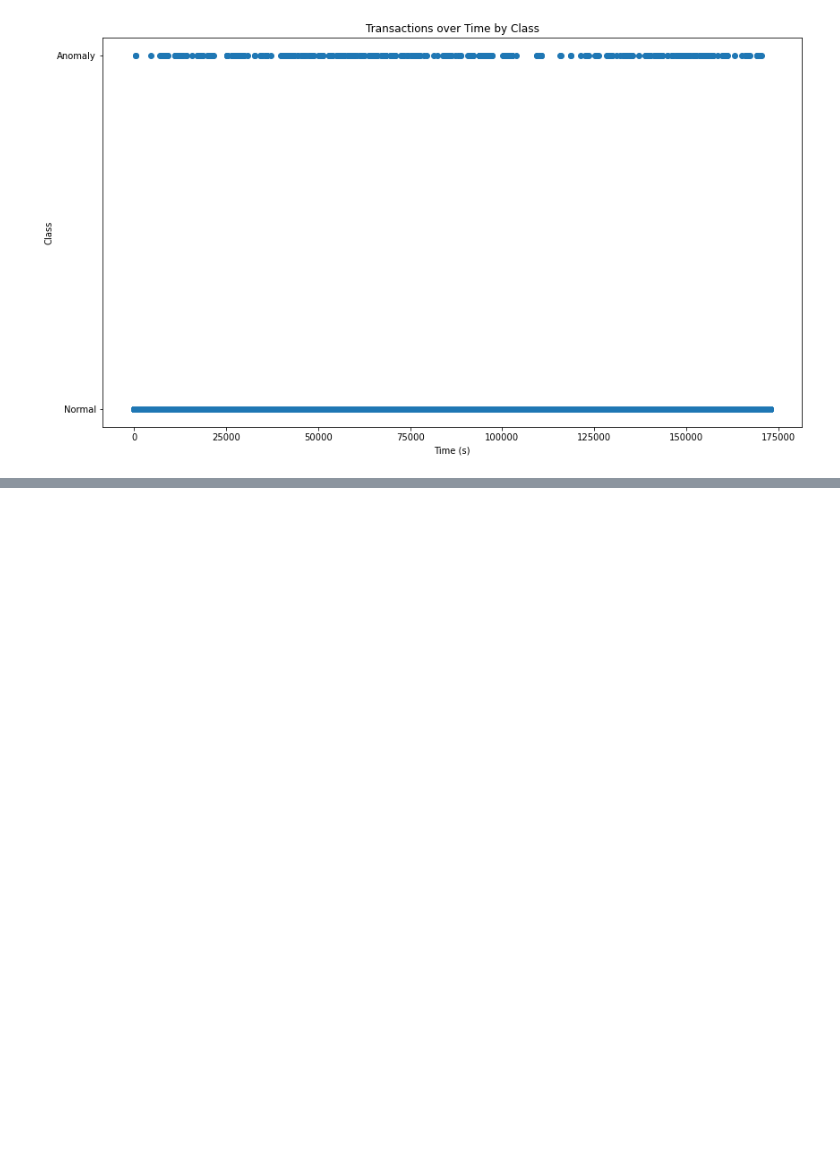
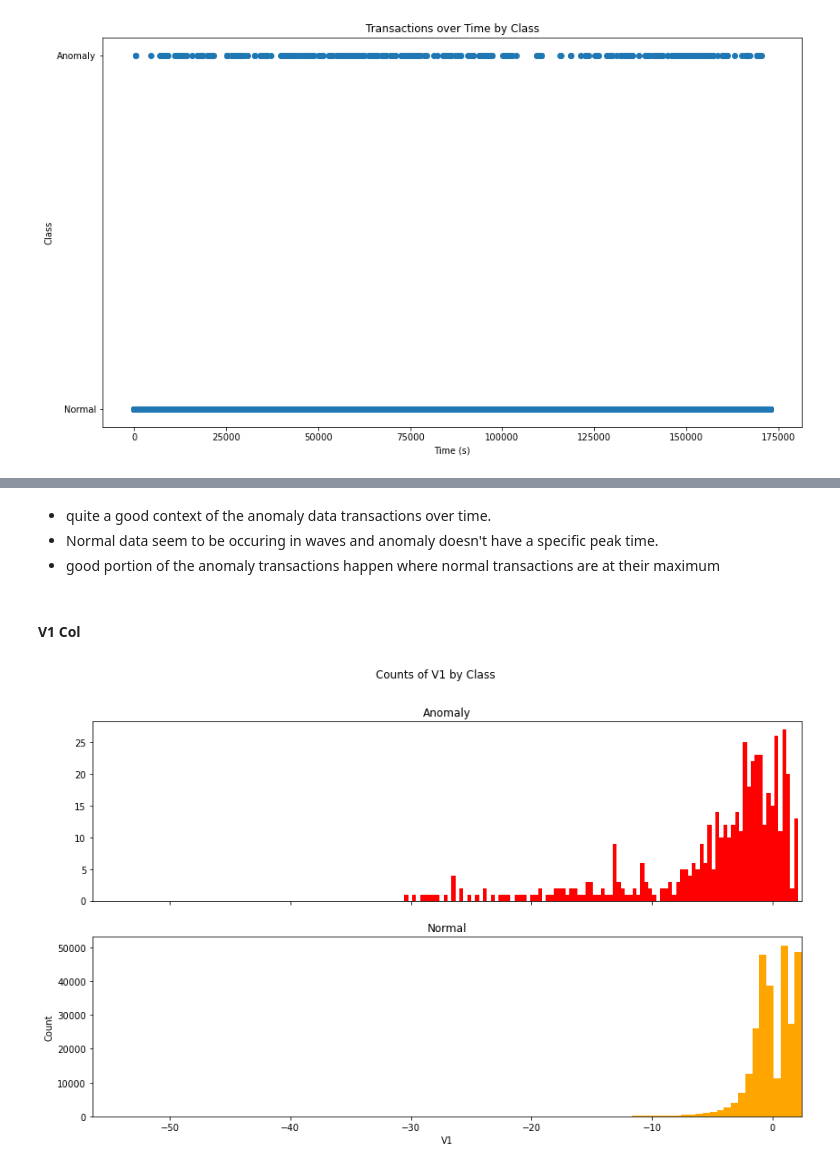
Before and after one commit to Joshua-Abok/mlops-w-creditcard-data, a Jupyter notebook: cc_dataset_analysis.ipynb, the cells around one changed output, grey strips where cells are left out. Saved outputs shown, nothing was run; the diff lists cells and outputs as text; code cells hidden in the pictures; blank space fills up the shorter version.

```diff
--- a/cc_dataset_analysis.ipynb
+++ b/cc_dataset_analysis.ipynb
@@ -216,0 +232,10 @@ plt.show()
+# %% [markdown]
+* quite a good context of the anomaly data transactions over time.
+* Normal data seem to be occuring in waves and anomaly doesn't have a specific peak time.
+* good portion of the anomaly transactions happen where normal transactions are at their maximum
+# %% [markdown]
+#### V1 Col
+# %%
+plot_histogram(df, bins, "V1")
+# %% [output]
+[figure, added]
```
Also changed, not shown: parts of 15 cells of this notebook.
